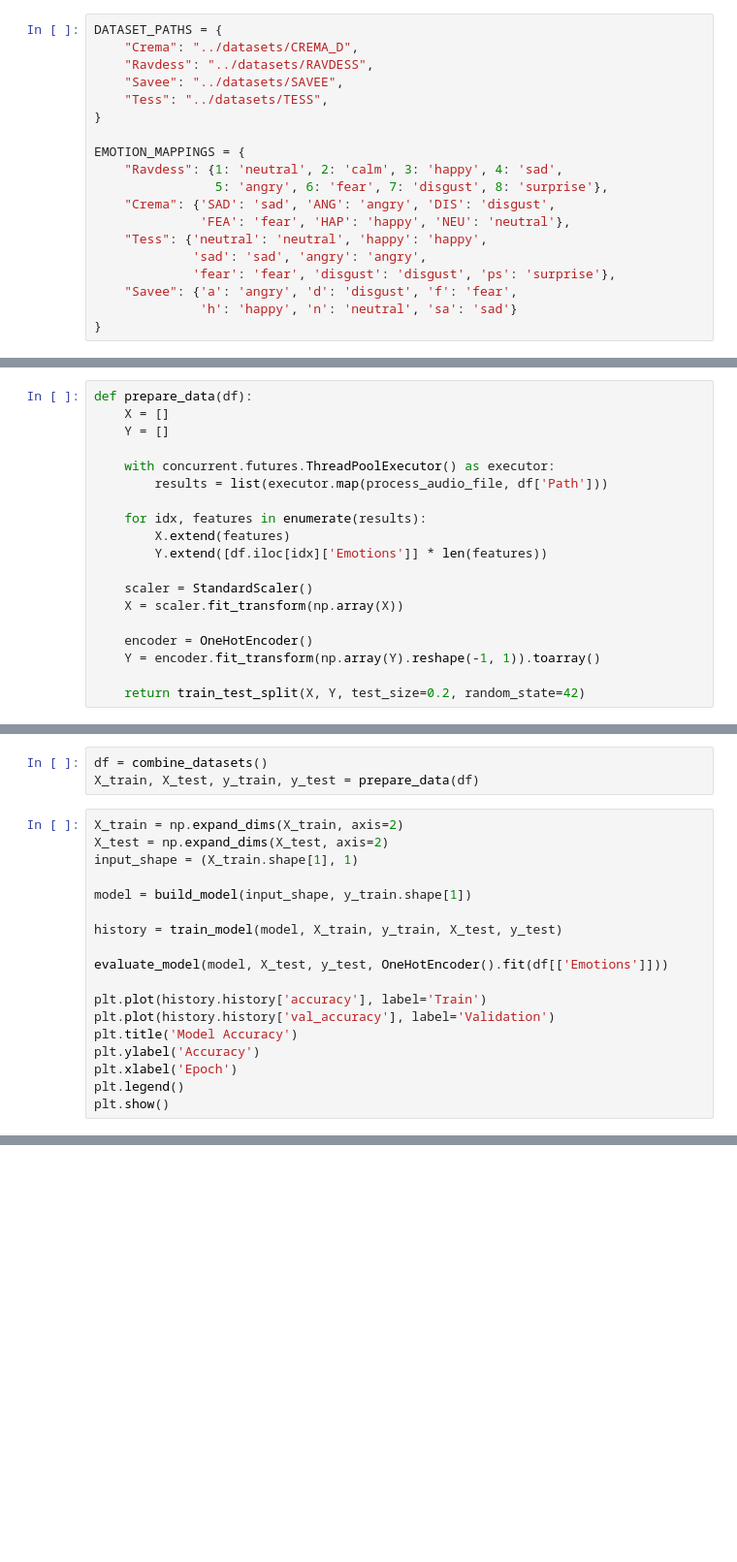
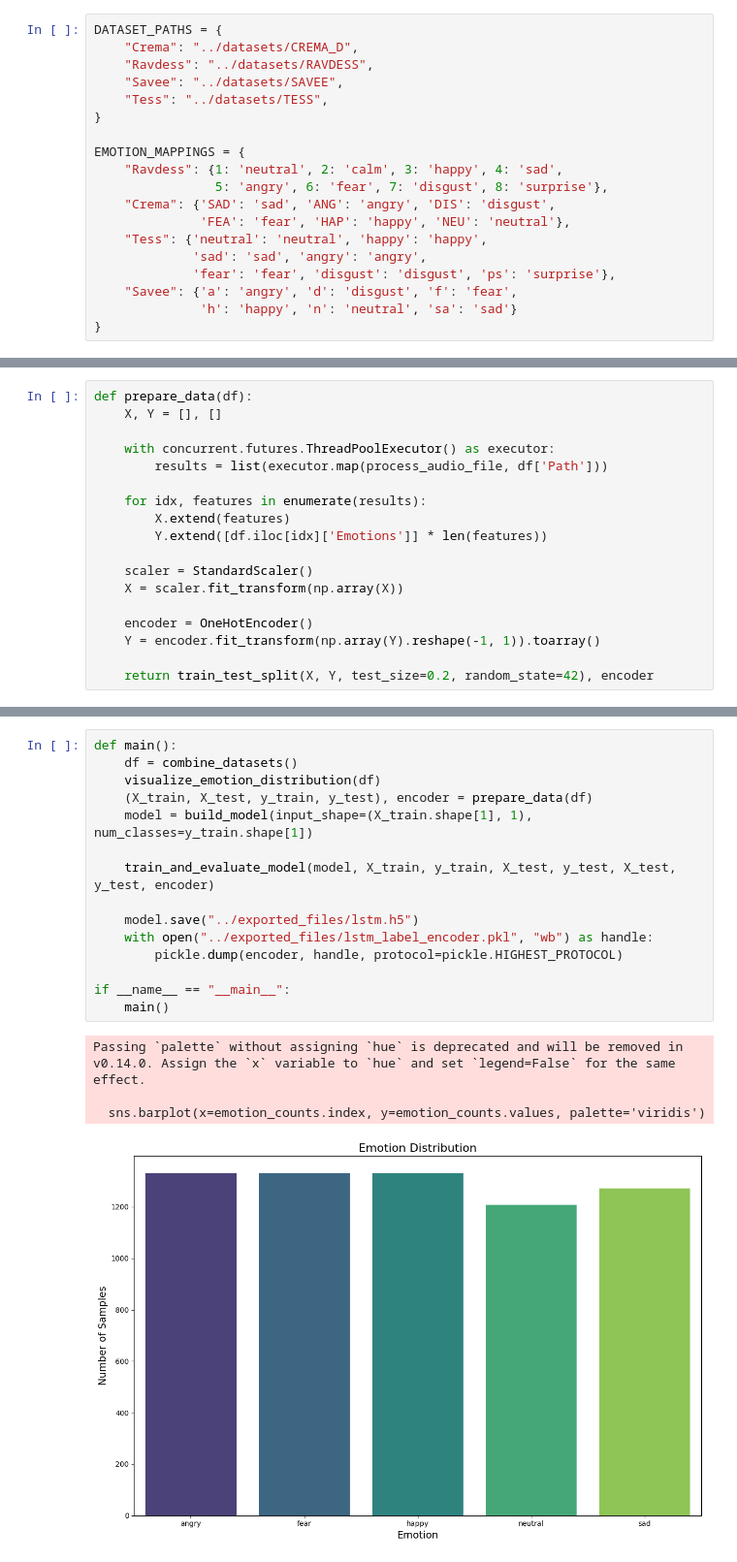
Before and after one commit to imposterjump/grad, a Jupyter notebook: models/audio/models/lstm.ipynb, the cells around one changed output, grey strips where cells are left out. Shown: that part at 97% size. Cells and saved outputs as stored; diff of their text form; blank space fills up the shorter version.

```diff
--- a/models/audio/models/lstm.ipynb
+++ b/models/audio/models/lstm.ipynb
@@ -134,8 +111,7 @@ def process_audio_file(file_path):
     return features
 # %%
 def prepare_data(df):
-    X = []
-    Y = []
+    X, Y = [], []
 
     with concurrent.futures.ThreadPoolExecutor() as executor:
         results = list(executor.map(process_audio_file, df['Path']))
@@ -150,7 +126,7 @@ def prepare_data(df):
     encoder = OneHotEncoder()
     Y = encoder.fit_transform(np.array(Y).reshape(-1, 1)).toarray()
 
-    return train_test_split(X, Y, test_size=0.2, random_state=42)
+    return train_test_split(X, Y, test_size=0.2, random_state=42), encoder
 # %%
 def build_model(input_shape, num_classes):
     model = Sequential([
@@ -195,21 +147,0 @@ def evaluate_model(model, X_test, y_test, encoder):
-# %%
-df = combine_datasets()
-X_train, X_test, y_train, y_test = prepare_data(df)
-# %%
-X_train = np.expand_dims(X_train, axis=2)
-X_test = np.expand_dims(X_test, axis=2)
-input_shape = (X_train.shape[1], 1)
-
-model = build_model(input_shape, y_train.shape[1])
-
-history = train_model(model, X_train, y_train, X_test, y_test)
-
-evaluate_model(model, X_test, y_test, OneHotEncoder().fit(df[['Emotions']]))
-
-plt.plot(history.history['accuracy'], label='Train')
-plt.plot(history.history['val_accuracy'], label='Validation')
-plt.title('Model Accuracy')
-plt.ylabel('Accuracy')
-plt.xlabel('Epoch')
-plt.legend()
-plt.show()
@@ -236,0 +188,20 @@ weighted avg       0.50      0.50      0.48      7468
+# %%
+def main():
+    df = combine_datasets()
+    visualize_emotion_distribution(df)
+    (X_train, X_test, y_train, y_test), encoder = prepare_data(df)
+    model = build_model(input_shape=(X_train.shape[1], 1), num_classes=y_train.shape[1])
+
+    train_and_evaluate_model(model, X_train, y_train, X_test, y_test, X_test, y_test, encoder)
+
+    model.save("../exported_files/lstm.h5")
+    with open("../exported_files/lstm_label_encoder.pkl", "wb") as handle:
+        pickle.dump(encoder, handle, protocol=pickle.HIGHEST_PROTOCOL)
+
+if __name__ == "__main__":
+    main()
+# %% [output]
+Passing `palette` without assigning `hue` is deprecated and will be removed in v0.14.0. Assign the `x` variable to `hue` and set `legend=False` for the same effect.
+
+  sns.barplot(x=emotion_counts.index, y=emotion_counts.values, palette='viridis')
+[figure, added]
```
Also changed, not shown: parts of 13 cells of this notebook, 9 other files.
